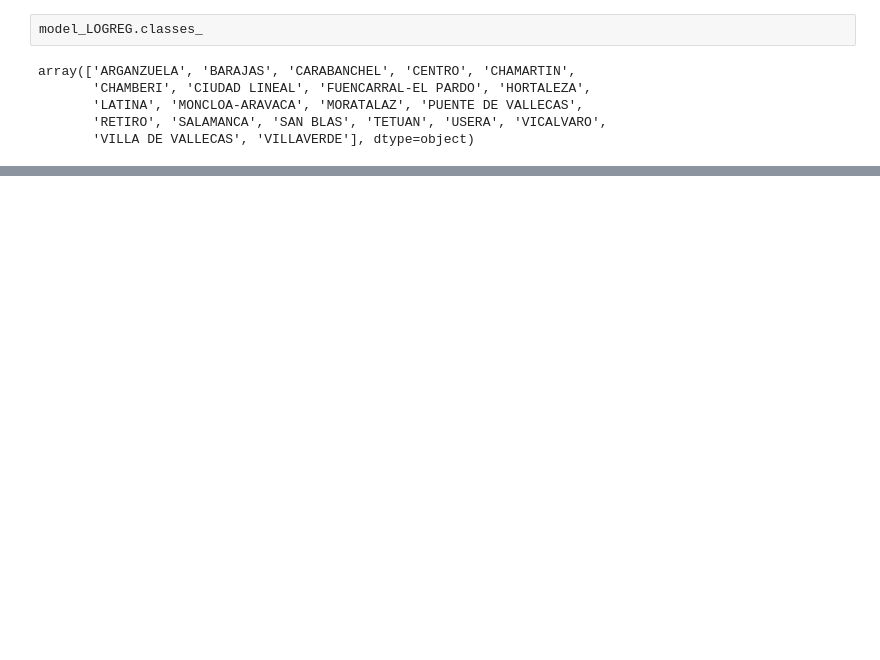
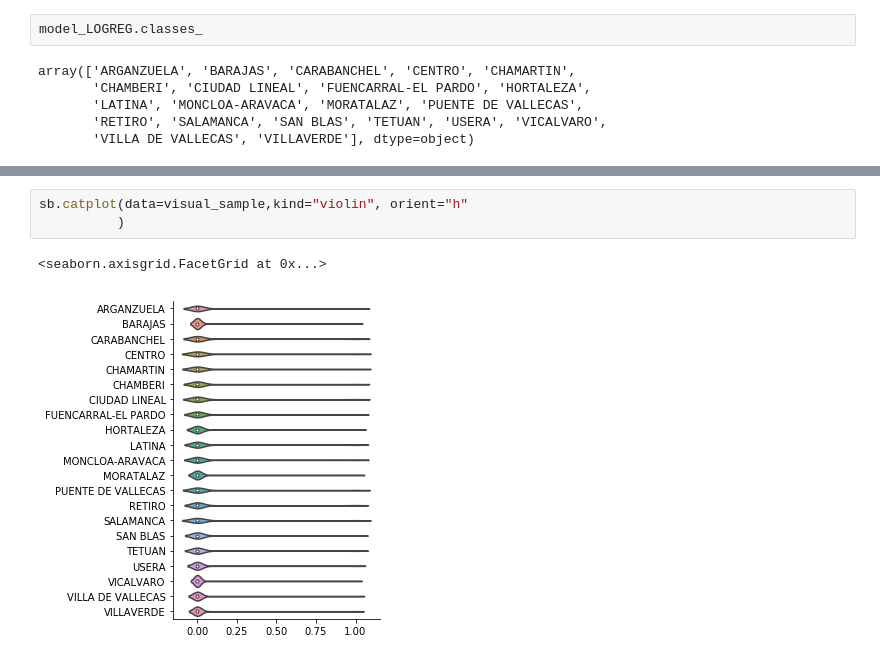
Before and after one commit to arodmas/TFM_Accident_reduction_plan_in_the_city_of_Madrid, a Jupyter notebook: 02_Desarrollo/10_final.ipynb, the cells around one changed output, grey strips where cells are left out. Cells and saved outputs as stored; diff of their text form; blank space fills up the shorter version.

```diff
--- a/02_Desarrollo/10_final.ipynb
+++ b/02_Desarrollo/10_final.ipynb
@@ -1454,0 +1502,6 @@ Automatically created module for IPython interactive environment
+# %%
+sb.catplot(data=visual_sample,kind="violin", orient="h"
+          )
+# %% [output]
+<seaborn.axisgrid.FacetGrid at 0x...>
+[figure, added]
```
Also changed, not shown: parts of 52 cells of this notebook, 1 other file.
